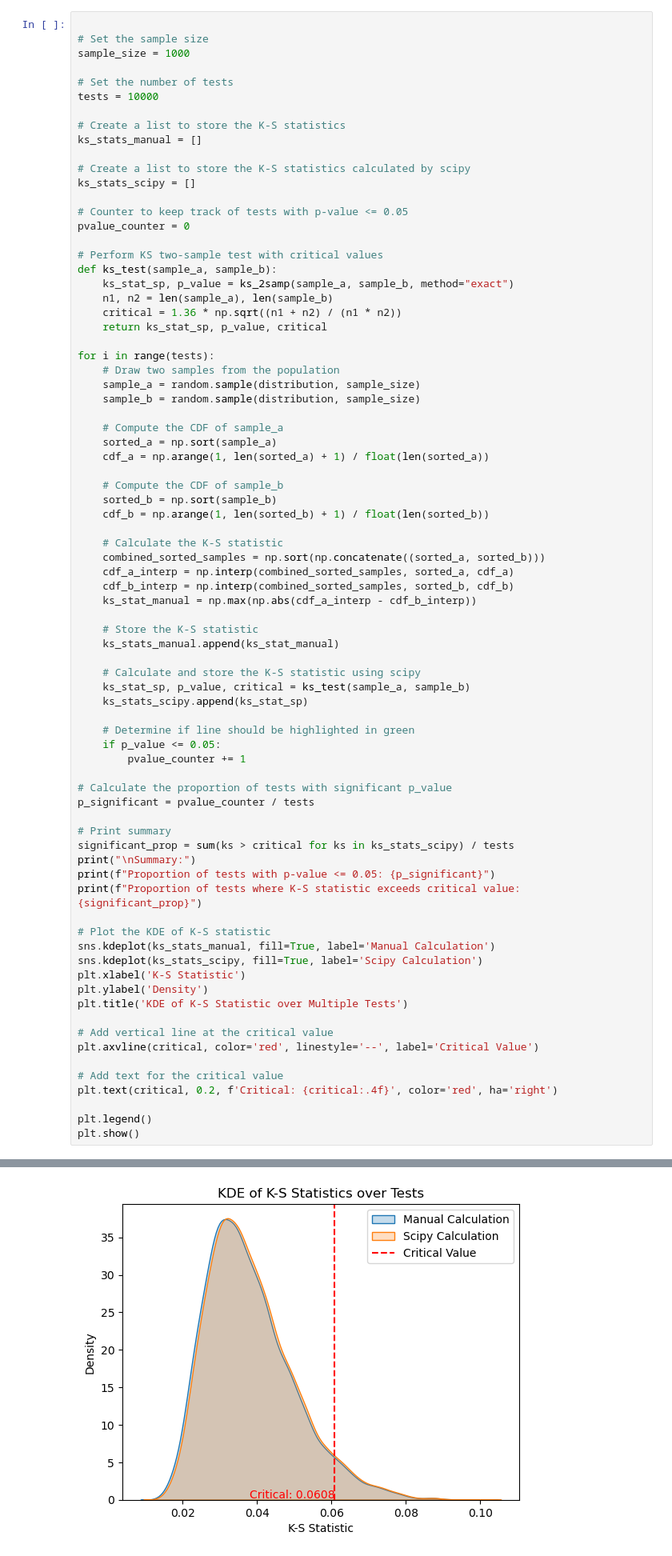
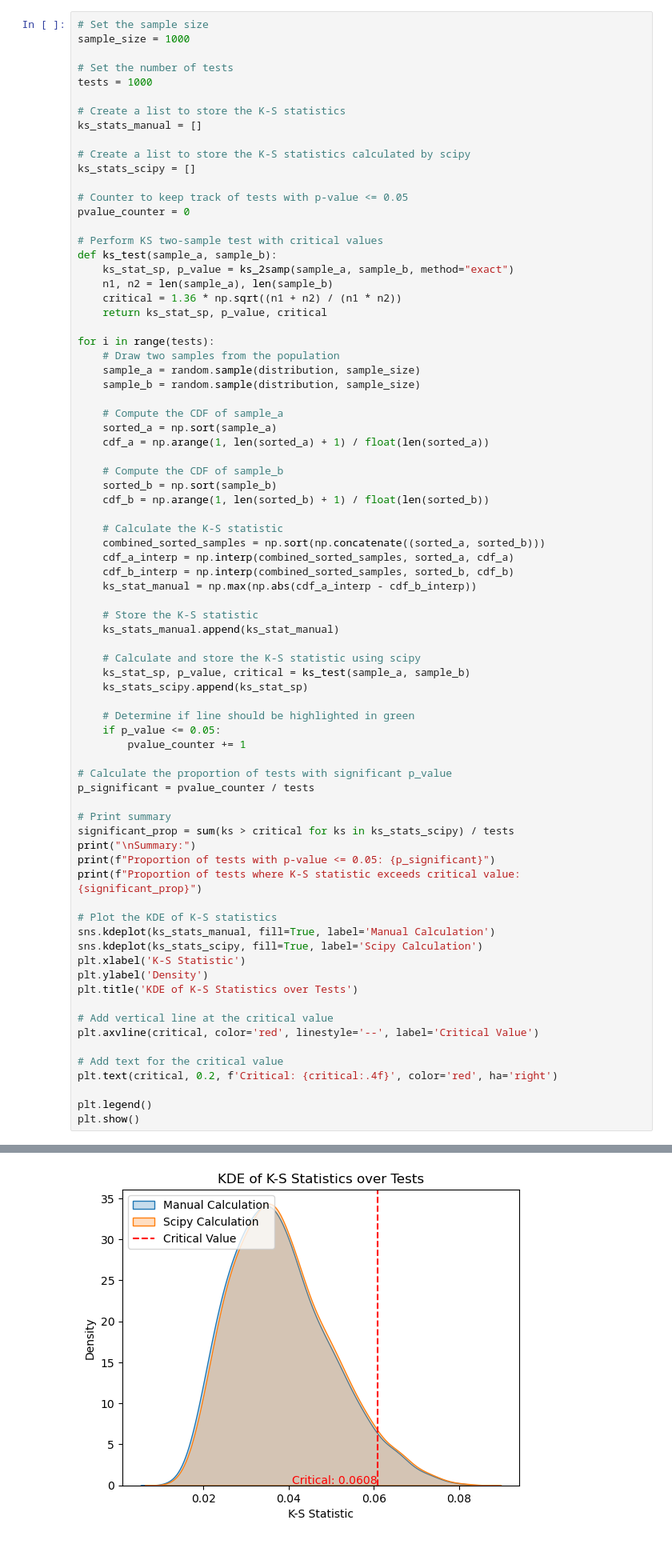
Before and after one commit to YevhenKralych/random, a Jupyter notebook: ks_two_sample_simulation.ipynb, the cells around one changed output, grey strips where cells are left out. Shown at 80% size. Drawn from its saved outputs; the diff is of its cells as text.

```diff
--- a/ks_two_sample_simulation.ipynb
+++ b/ks_two_sample_simulation.ipynb
@@ -139,10 +138,9 @@ K-S statistic: 0.04817486644510355
 # %%
-
 # Set the sample size
 sample_size = 1000
 
 # Set the number of tests
-tests = 10000
+tests = 1000
 
 # Create a list to store the K-S statistics
 ks_stats_manual = []
@@ -199,12 +197,12 @@ print("\nSummary:")
 print(f"Proportion of tests with p-value <= 0.05: {p_significant}")
 print(f"Proportion of tests where K-S statistic exceeds critical value: {significant_prop}")
 
-# Plot the KDE of K-S statistic
+# Plot the KDE of K-S statistics
 sns.kdeplot(ks_stats_manual, fill=True, label='Manual Calculation')
 sns.kdeplot(ks_stats_scipy, fill=True, label='Scipy Calculation')
 plt.xlabel('K-S Statistic')
 plt.ylabel('Density')
-plt.title('KDE of K-S Statistic over Multiple Tests')
+plt.title('KDE of K-S Statistics over Tests')
 
 # Add vertical line at the critical value
 plt.axvline(critical, color='red', linestyle='--', label='Critical Value')
@@ -221 +219 @@ Proportion of tests where K-S statistic exceeds critical value: 0.0531
-[figure, old version]
+[figure, new version]
```
Also changed, not shown: parts of 4 cells of this notebook.
